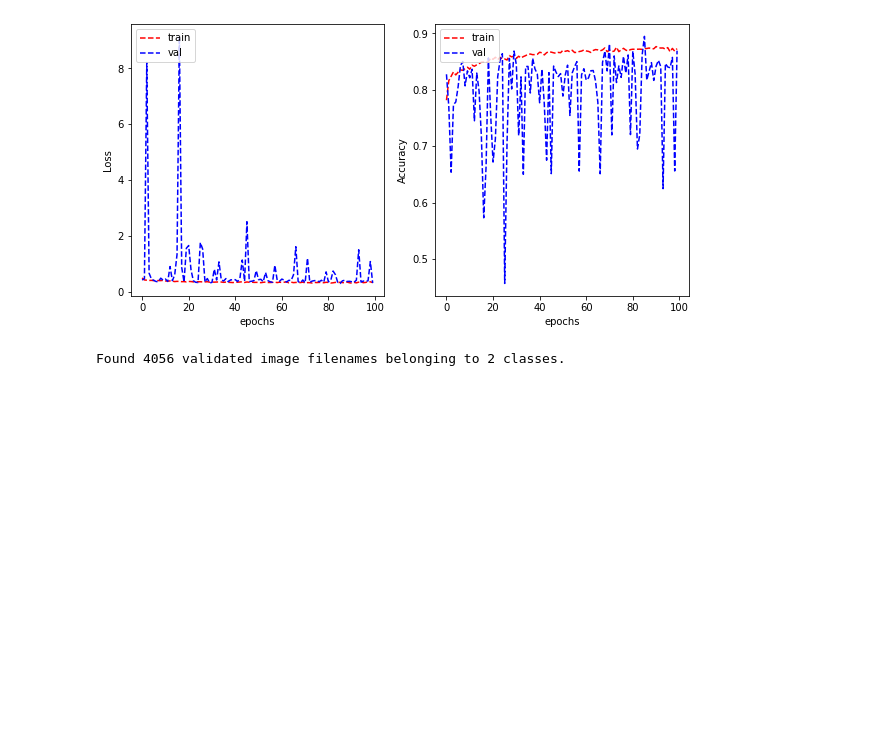
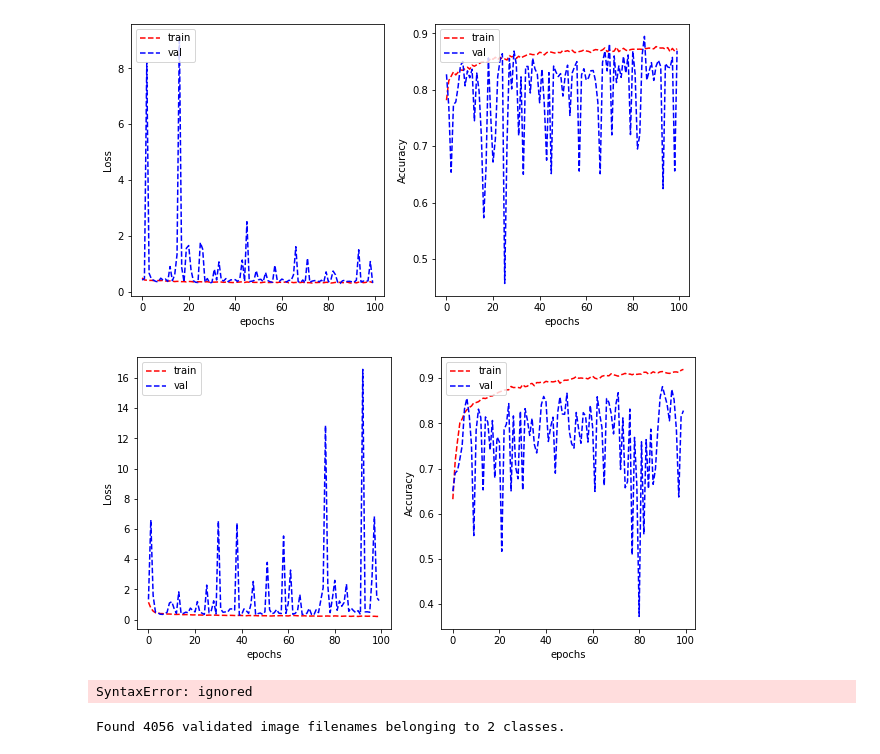
Before and after one commit to s3781183/machine_learning_A2, a Jupyter notebook: isCancerous.ipynb, the cells around one changed output. Cells and saved outputs as stored; diff of their text form; code cells hidden in the pictures; blank space fills up the shorter version.

Commit message:
added resNet model

```diff
--- a/isCancerous.ipynb
+++ b/isCancerous.ipynb
@@ -178,3 +171,32 @@ plot_learning_curve(history.history['loss'], history.history['val_loss'],
                     metric_name='Accuracy')
 # %% [output]
 [figure]
+# %%
+input_tensor = tf.keras.layers.Input(shape=(27, 27, 3))
+resNet = tf.keras.applications.resnet50.ResNet50(weights= None, include_top=False, input_tensor=input_tensor)
+x = resNet.output
+x = tf.keras.layers.GlobalAveragePooling2D()(x)
+x = tf.keras.layers.Dropout(0.7)(x)
+predictions = tf.keras.layers.Dense(1, activation= 'sigmoid')(x)
+resNetModel = tf.keras.models.Model(inputs = resNet.input, outputs = predictions)
+# %%
+resNetModel.compile(loss='binary_crossentropy', optimizer=tf.keras.optimizers.RMSprop(learning_rate=1e-4), metrics=['accuracy'])
+# %%
+resNetHistory = resNetModel.fit(train_generator, validation_data = validation_generator, epochs=100, verbose=0)
+# %%
+plot_learning_curve(resNetHistory.history['loss'], resNetHistory.history['val_loss'],
+                    resNetHistory.history['accur
+                    acy'], resNetHistory.history['val_accuracy'],
+                    metric_name='Accuracy')
+# %% [output]
+[figure, added]
+# %%
+input_tensor = tf.keras.layers.Input(shape=(27, 27, 3))
+googleNet = tf.keras.applications.inception_v3.InceptionV3(weights= None, include_top=False, input_tensor=input_tensor
+x = layers.Flatten()(googleNet.output)
+x = layers.Dense(1024, activation='relu')(x)
+x = layers.Dropout(0.2)(x)
+x = layers.Dense(1, activation='sigmoid')(x)
+googleNetModel = tf.keras.models.Model(googleNet.input, x)
+# %% [output]
+SyntaxError: ignored
```
Also changed, not shown: parts of 4 cells of this notebook.
